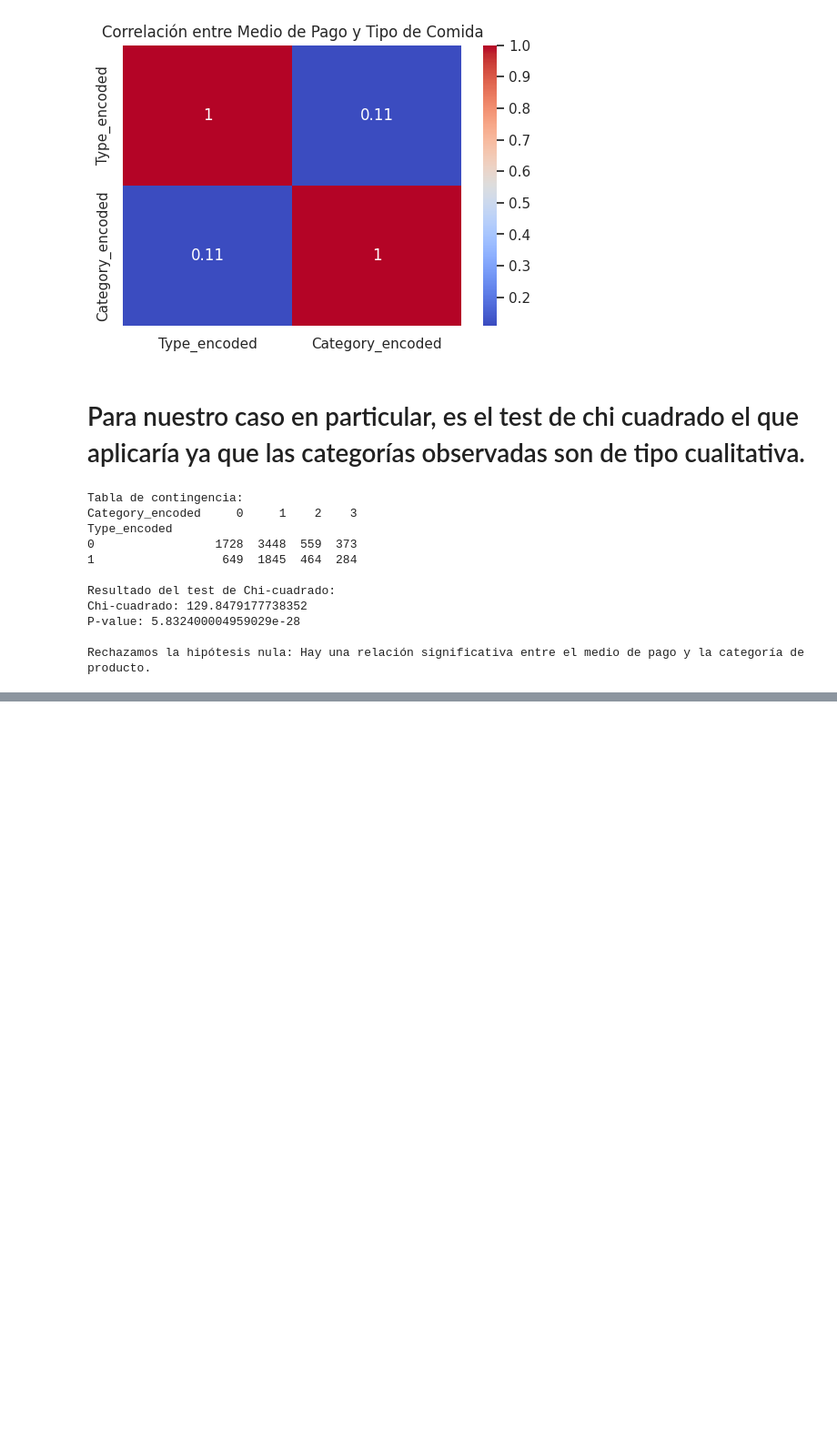
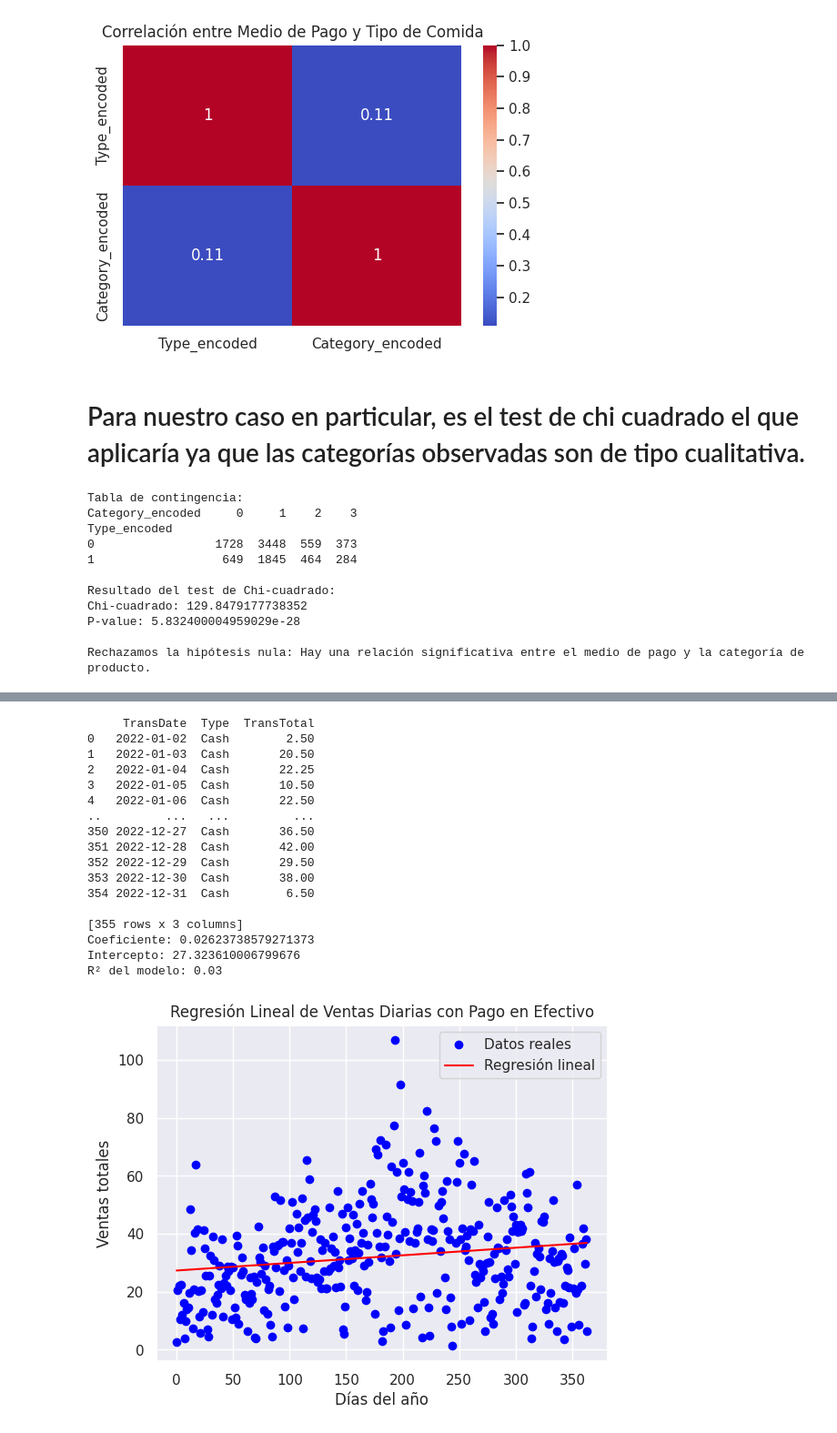
Before and after one commit to CLEONG123/Coder, a Jupyter notebook: proyectodsparte1_gonzalez.ipynb, the cells around one changed output, grey strips where cells are left out. Shown: that part at 91% size. Cells and saved outputs as stored; diff of their text form; code cells hidden in the pictures; blank space fills up the shorter version.

```diff
--- a/proyectodsparte1_gonzalez.ipynb
+++ b/proyectodsparte1_gonzalez.ipynb
@@ -226,0 +227,5 @@ En base a los resultados, podemos decir que rechazamos la hipótesis nula y acep
+# %%
+
+data['TransDate'] = pd.to_datetime(data['TransDate'], errors='coerce')
+
+print(data['TransDate'].dtype)
@@ -226,0 +236,50 @@ En base a los resultados, podemos decir que rechazamos la hipótesis nula y acep
+# %%
+datacash = data[data['Type'] == 'Cash']
+ventas_diarias = datacash.groupby(['TransDate', 'Type'])['TransTotal'].sum().reset_index()
+print(ventas_diarias)
+
+ventas_diarias['Días'] = (ventas_diarias['TransDate'] - ventas_diarias['TransDate'].min()).dt.days
+
+X = ventas_diarias[['Días']]
+y = ventas_diarias['TransTotal']
+
+model = LinearRegression()
+
+model.fit(X, y)
+
+predicciones = model.predict(X)
+
+r2 = model.score(X, y)
+
+print(f"Coeficiente: {model.coef_[0]}")
+print(f"Intercepto: {model.intercept_}")
+print(f"R² del modelo: {r2:.2f}")
+
+import matplotlib.pyplot as plt
+
+plt.scatter(ventas_diarias['Días'], y, color='blue', label='Datos reales')
+plt.plot(ventas_diarias['Días'], predicciones, color='red', label='Regresión lineal')
+plt.xlabel('Días del año')
+plt.ylabel('Ventas totales')
+plt.title('Regresión Lineal de Ventas Diarias con Pago en Efectivo')
+plt.legend()
+plt.show()
+# %% [output]
+     TransDate  Type  TransTotal
+0   2022-01-02  Cash        2.50
+1   2022-01-03  Cash       20.50
+2   2022-01-04  Cash       22.25
+3   2022-01-05  Cash       10.50
+4   2022-01-06  Cash       22.50
+..         ...   ...         ...
+350 2022-12-27  Cash       36.50
+351 2022-12-28  Cash       42.00
+352 2022-12-29  Cash       29.50
+353 2022-12-30  Cash       38.00
+354 2022-12-31  Cash        6.50
+
+[355 rows x 3 columns]
+Coeficiente: 0.02623738579271373
+Intercepto: 27.323610006799676
+R² del modelo: 0.03
+[figure, added]
```
Also changed, not shown: parts of 5 cells of this notebook.
